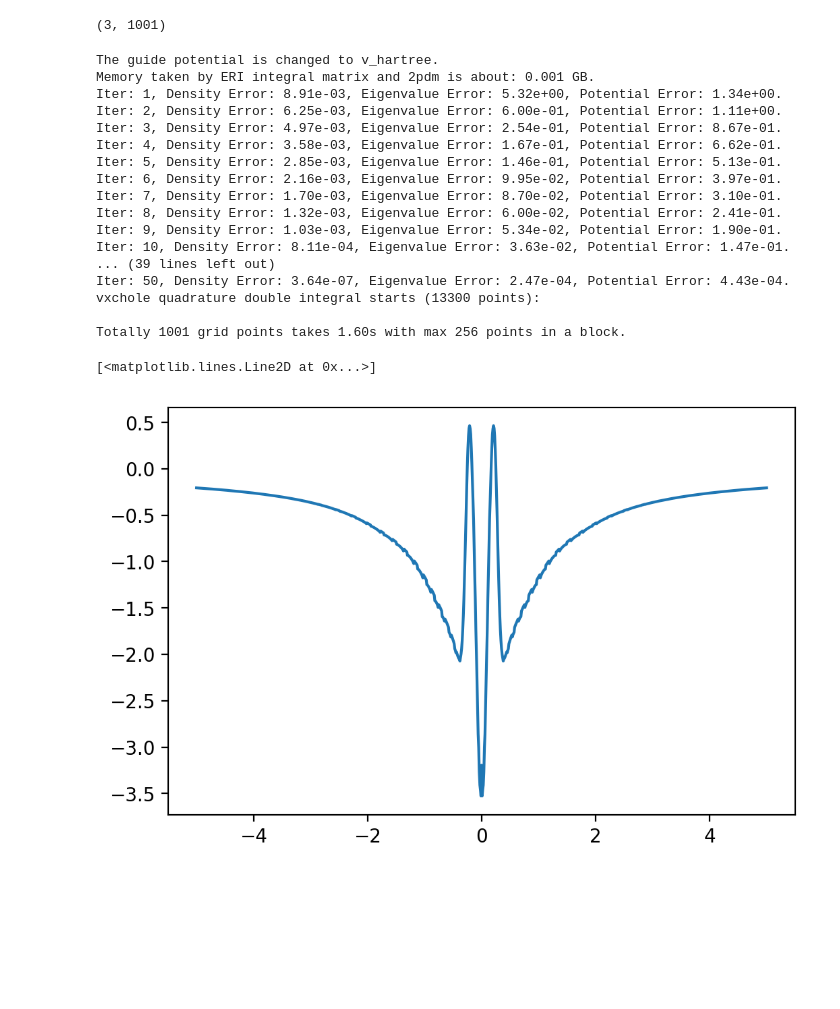
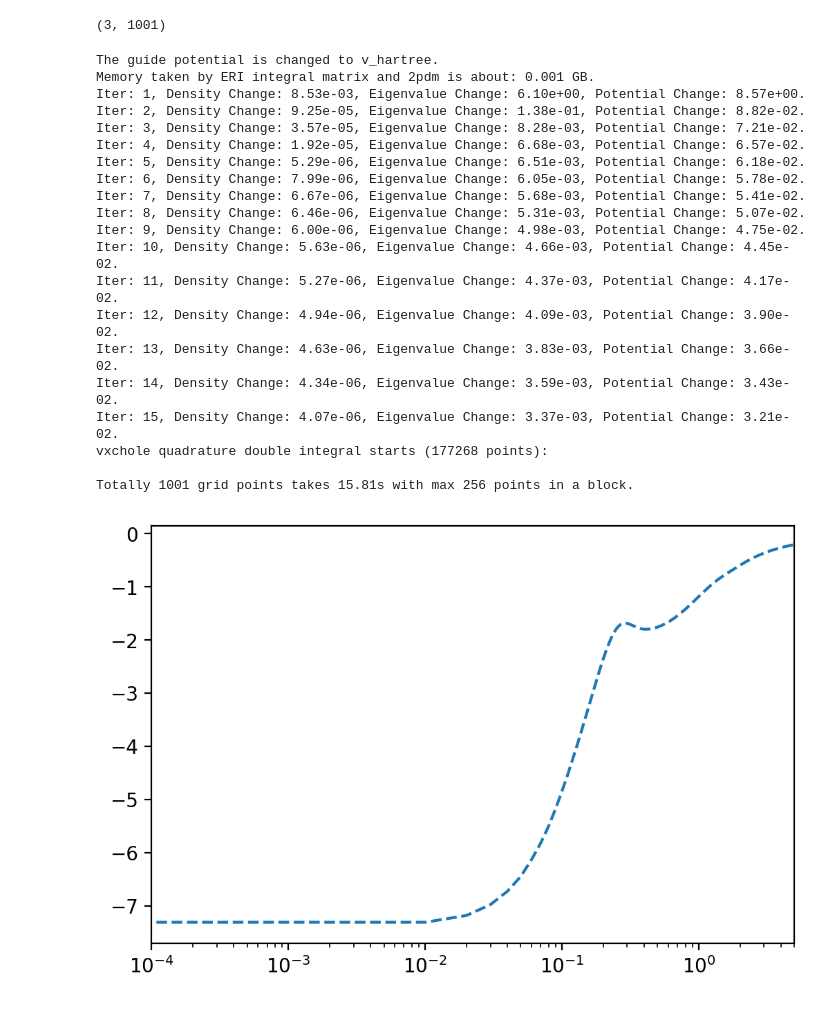
Before and after one commit to wasserman-group/n2v_examples, a Jupyter notebook: mRKS/Nobel_Gas.ipynb, the cells around one changed output. Saved outputs shown, nothing was run; the diff lists cells and outputs as text; code cells hidden in the pictures; blank space fills up the shorter version.

```diff
--- a/mRKS/Nobel_Gas.ipynb
+++ b/mRKS/Nobel_Gas.ipynb
@@ -14,6 +14,7 @@ import numpy as np
 
 psi4.set_options({"save_jk" : True})
 psi4.set_memory(int(2.50e9))
+psi4.set_num_threads(4)
 psi4.core.clean()
 
 import n2v
@@ -31,12 +32,12 @@ symmetry c1
 psi4.set_options({"reference" : "rhf",
                   "opdm": True,
                   "tpdm": True,
-                  'DFT_SPHERICAL_POINTS': 350,  # Usually specify the DFT spherical grid is highly recommended.
-                  'DFT_RADIAL_POINTS': 44,  # See [https://psicode.org/psi4manual/master/dft.html] for options.
+                  'DFT_SPHERICAL_POINTS': 974,  # Usually specify the DFT spherical grid is highly recommended.
+                  'DFT_RADIAL_POINTS': 210,  # See [https://psicode.org/psi4manual/master/dft.html] for options.
                  })  # Spin-Restricted
 
 # IMPORTANT NOTE: ONLY psi4.CIWavefunction or RHF is supported.
-wfn = psi4.properties("cisd/cc-pvdz", return_wfn=True, molecule=Ne, property=['dipole'])[1]
+wfn = psi4.energy("DETCI/cc-pvdz", return_wfn=True, molecule=Ne)[1]
 
 ine = n2v.Inverter(wfn)
 # %% [markdown]
@@ -87,22 +107,27 @@ grid.shape
 # %% [output]
 (3, 1001)
 # %%
-v = ine.invert("mRKS", opt_max_iter=50, frac_old=0.3, vxc_grid=grid)
+v = ine.invert("mRKS", opt_max_iter=15, frac_old=0.3, vxc_grid=grid,
+              init="pbe" # Set initial guess to be pbe this time.
+              )
 # %% [output]
 The guide potential is changed to v_hartree.
 Memory taken by ERI integral matrix and 2pdm is about: 0.001 GB.
-Iter: 1, Density Error: 8.91e-03, Eigenvalue Error: 5.32e+00, Potential Error: 1.34e+00.
-Iter: 2, Density Error: 6.25e-03, Eigenvalue Error: 6.00e-01, Potential Error: 1.11e+00.
-Iter: 3, Density Error: 4.97e-03, Eigenvalue Error: 2.54e-01, Potential Error: 8.67e-01.
-Iter: 4, Density Error: 3.58e-03, Eigenvalue Error: 1.67e-01, Potential Error: 6.62e-01.
-Iter: 5, Density Error: 2.85e-03, Eigenvalue Error: 1.46e-01, Potential Error: 5.13e-01.
-Iter: 6, Density Error: 2.16e-03, Eigenvalue Error: 9.95e-02, Potential Error: 3.97e-01.
-Iter: 7, Density Error: 1.70e-03, Eigenvalue Error: 8.70e-02, Potential Error: 3.10e-01.
-Iter: 8, Density Error: 1.32e-03, Eigenvalue Error: 6.00e-02, Potential Error: 2.41e-01.
-Iter: 9, Density Error: 1.03e-03, Eigenvalue Error: 5.34e-02, Potential Error: 1.90e-01.
-Iter: 10, Density Error: 8.11e-04, Eigenvalue Error: 3.63e-02, Potential Error: 1.47e-01.
-... (39 lines left out)
-Iter: 50, Density Error: 3.64e-07, Eigenvalue Error: 2.47e-04, Potential Error: 4.43e-04.
-vxchole quadrature double integral starts (13300 points):
+Iter: 1, Density Change: 8.53e-03, Eigenvalue Change: 6.10e+00, Potential Change: 8.57e+00.
+Iter: 2, Density Change: 9.25e-05, Eigenvalue Change: 1.38e-01, Potential Change: 8.82e-02.
+Iter: 3, Density Change: 3.57e-05, Eigenvalue Change: 8.28e-03, Potential Change: 7.21e-02.
+Iter: 4, Density Change: 1.92e-05, Eigenvalue Change: 6.68e-03, Potential Change: 6.57e-02.
+Iter: 5, Density Change: 5.29e-06, Eigenvalue Change: 6.51e-03, Potential Change: 6.18e-02.
+Iter: 6, Density Change: 7.99e-06, Eigenvalue Change: 6.05e-03, Potential Change: 5.78e-02.
+Iter: 7, Density Change: 6.67e-06, Eigenvalue Change: 5.68e-03, Potential Change: 5.41e-02.
+Iter: 8, Density Change: 6.46e-06, Eigenvalue Change: 5.31e-03, Potential Change: 5.07e-02.
+Iter: 9, Density Change: 6.00e-06, Eigenvalue Change: 4.98e-03, Potential Change: 4.75e-02.
+Iter: 10, Density Change: 5.63e-06, Eigenvalue Change: 4.66e-03, Potential Change: 4.45e-02.
+Iter: 11, Density Change: 5.27e-06, Eigenvalue Change: 4.37e-03, Potential Change: 4.17e-02.
+Iter: 12, Density Change: 4.94e-06, Eigenvalue Change: 4.09e-03, Potential Change: 3.90e-02.
+Iter: 13, Density Change: 4.63e-06, Eigenvalue Change: 3.83e-03, Potential Change: 3.66e-02.
+Iter: 14, Density Change: 4.34e-06, Eigenvalue Change: 3.59e-03, Potential Change: 3.43e-02.
+Iter: 15, Density Change: 4.07e-06, Eigenvalue Change: 3.37e-03, Potential Change: 3.21e-02.
+vxchole quadrature double integral starts (177268 points):
 
-Totally 1001 grid points takes 1.60s with max 256 points in a block.
+Totally 1001 grid points takes 15.81s with max 256 points in a block.
@@ -109,6 +138,7 @@ Totally 1001 grid points takes 1.60s with max 256 points in a block.
 # %%
 fig, ax = plt.subplots(dpi=200)
-ax.plot(x, v[0])
+ax.plot(x, v[0], ls="--")
+ax.set_xlim(1e-4, 5)
+ax.set_xscale("log")
 # %% [output]
-[<matplotlib.lines.Line2D at 0x...>]
-[figure, old version]
+[figure, new version]
```
Also changed, not shown: parts of 4 cells of this notebook.
